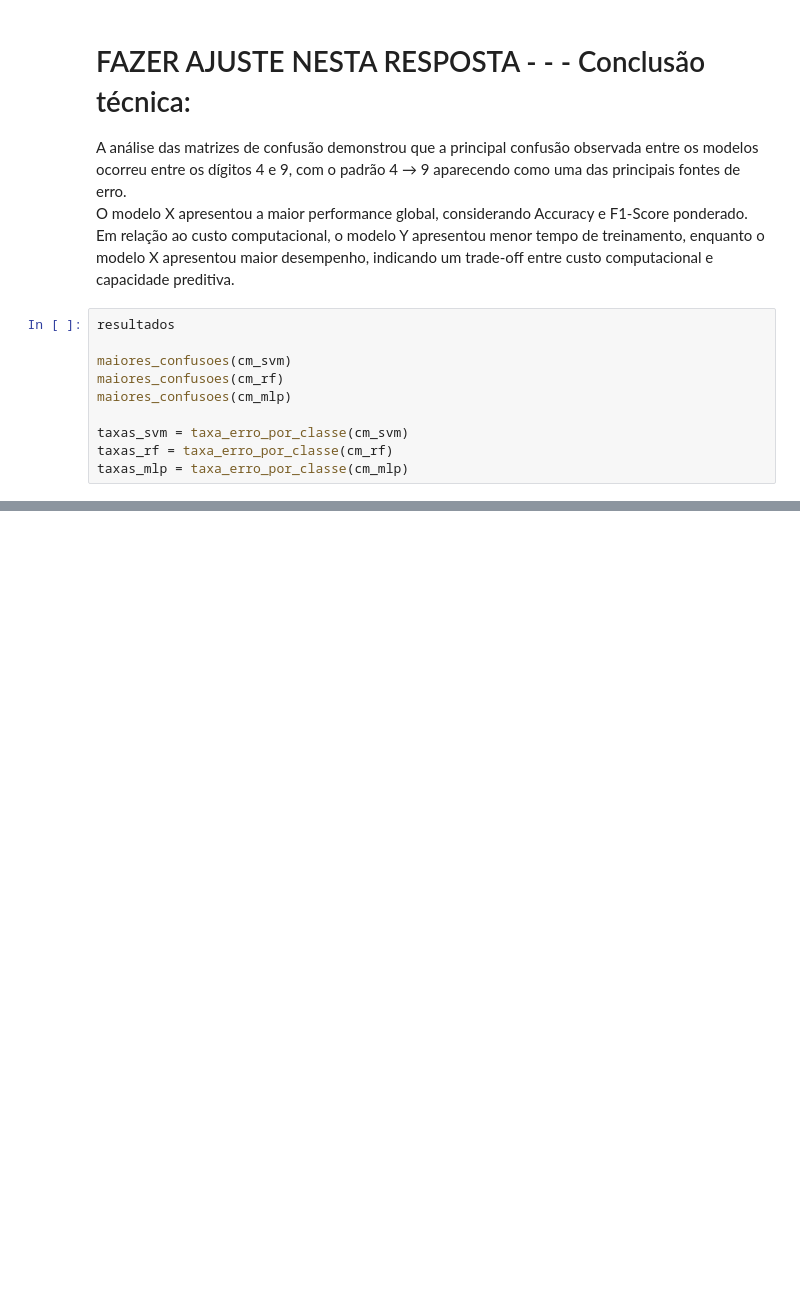
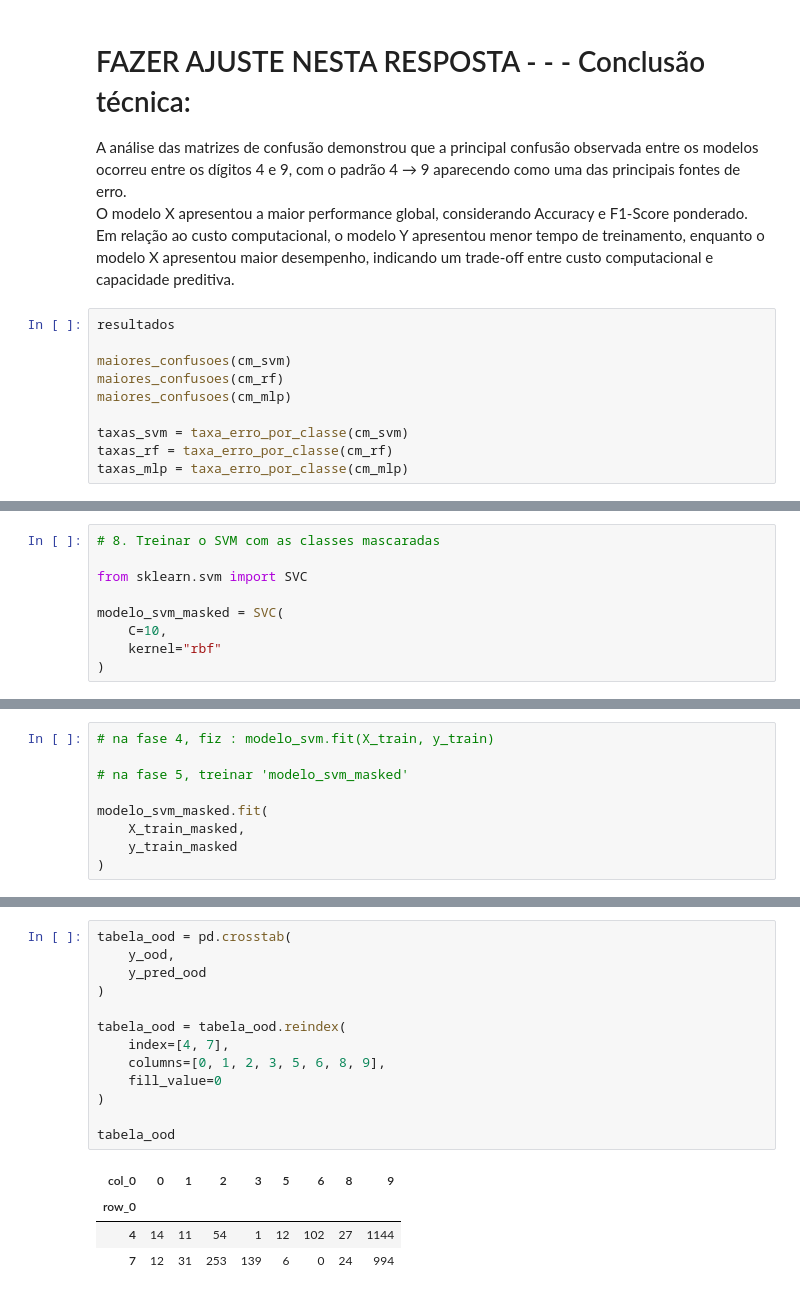
Before and after one commit to rafadebem1-cpu/Analise_preditiva_digitos_manuscritos, a Jupyter notebook: mproj_mod2.ipynb, the cells around one changed output, grey strips where cells are left out. Saved outputs shown, nothing was run; the diff lists cells and outputs as text; blank space fills up the shorter version.

```diff
--- a/mproj_mod2.ipynb
+++ b/mproj_mod2.ipynb
@@ -1088,0 +1227,9 @@ taxas_mlp = taxa_erro_por_classe(cm_mlp)
+# %%
+# 8. Treinar o SVM com as classes mascaradas
+
+from sklearn.svm import SVC
+
+modelo_svm_masked = SVC(
+    C=10,
+    kernel="rbf"
+)
@@ -1088,0 +1252,9 @@ taxas_mlp = taxa_erro_por_classe(cm_mlp)
+# %%
+# na fase 4, fiz : modelo_svm.fit(X_train, y_train)
+
+# na fase 5, treinar 'modelo_svm_masked'
+
+modelo_svm_masked.fit(
+    X_train_masked,
+    y_train_masked
+)
@@ -1088,0 +1551,18 @@ taxas_mlp = taxa_erro_por_classe(cm_mlp)
+# %%
+tabela_ood = pd.crosstab(
+    y_ood,
+    y_pred_ood
+)
+
+tabela_ood = tabela_ood.reindex(
+    index=[4, 7],
+    columns=[0, 1, 2, 3, 5, 6, 8, 9],
+    fill_value=0
+)
+
+tabela_ood
+# %% [output]
+| col_0 | 0 | 1 | 2 | 3 | 5 | 6 | 8 | 9 |
+| row_0 |  |  |  |  |  |  |  |  |
+| 4 | 14 | 11 | 54 | 1 | 12 | 102 | 27 | 1144 |
+| 7 | 12 | 31 | 253 | 139 | 6 | 0 | 24 | 994 |
```
Also changed, not shown: parts of 43 cells of this notebook.
